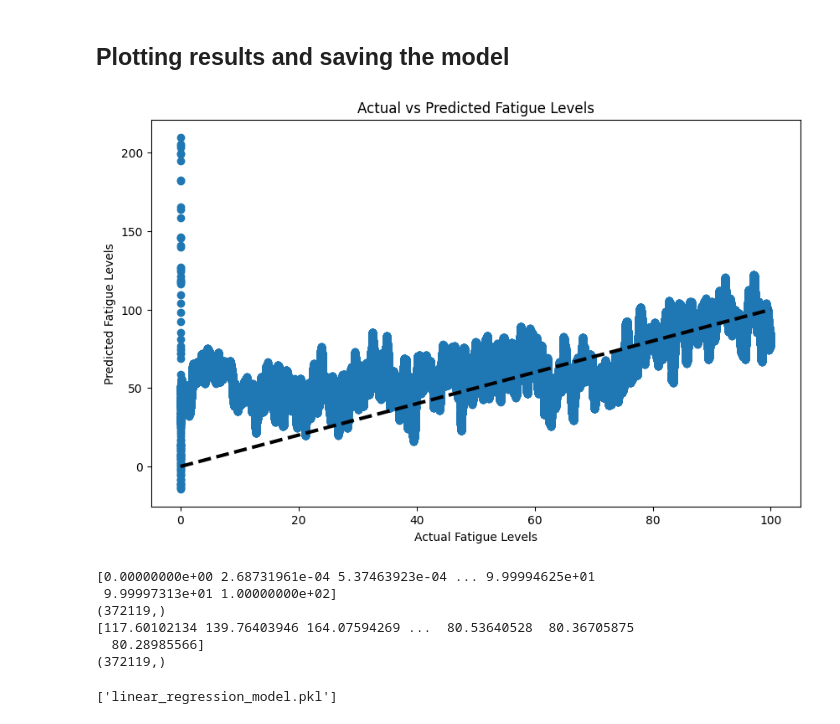
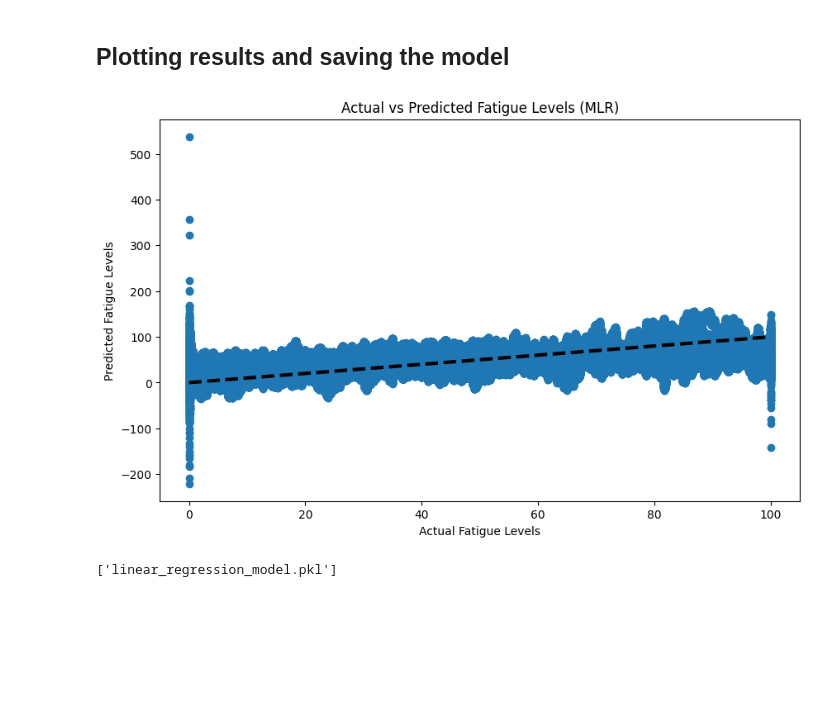
Before and after one commit to Human-Robotics-UA/HDEMG-Fatigue, a Jupyter notebook: Models/HD_EMG_Linear_Regression.ipynb, the cells around one changed output. Drawn from its saved outputs; the diff is of its cells as text; code cells hidden in the pictures; blank space fills up the shorter version.

```diff
--- a/Models/HD_EMG_Linear_Regression.ipynb
+++ b/Models/HD_EMG_Linear_Regression.ipynb
@@ -46,7 +46,7 @@ elif FEATURE == 'MNF':
 if EXP_TYPE == 'SINGLE':
   hdemg_data = pd.read_csv(run2) # Load data containing HD-EMG signals
 
-  if USER == 'H001B0101' or USER == 'H002B0101' or USER == 'H003B0101':
+  if (USER == 'H001B0101' or USER == 'H002B0101' or USER == 'H003B0101') and FEATURE == 'MAV':
     hdemg_data = hdemg_data.iloc[:-1000] # Remove the last 1000 rows as there is an undesired peak
 
   # Generate the fatigue levels with linear assumption
@@ -63,7 +63,7 @@ elif EXP_TYPE == 'MULTIPLE':
   hdemg_data_3 = pd.read_csv(run3)
   hdemg_data_4 = pd.read_csv(run4)
 
-  if USER == 'H001B0101' or USER == 'H002B0101' or USER == 'H003B0101':
+  if (USER == 'H001B0101' or USER == 'H002B0101' or USER == 'H003B0101') and FEATURE == 'MAV':
     # Remove the last 1000 rows as there is an undesired peak
     hdemg_data_2 = hdemg_data_2.iloc[:-1000]
     hdemg_data_3 = hdemg_data_3.iloc[:-1000]
@@ -260,29 +260,29 @@ fatigue_level_combined = np.array([])
 for file_name in file_names:
     print(f"Cargando usuario {file_name}")
     # Build file path for every subject
-    file_path_base = "/content/drive/MyDrive/HDEMG LR/"
+    file_path_base = "/content/drive/MyDrive/HDEMG/"
     new_columns = [f"Channel {i}" for i in range(1, 65)]
 
     # Read and process data for experiment run 2 -------------------------------
-    file_path = f"{file_path_base}/{file_name}/emg_experiment_2_preprocessed.csv"
+    file_path = f"{file_path_base}/{file_name}/emg_experiment_2_mav.csv"
     hdemg_data_2 = pd.read_csv(file_path)
-    if file_name == "H001B0101" or file_name == "H002B0101" or file_name == "H003B0101":
+    if file_name == 'H001B0101' or file_name == 'H002B0101' or file_name == 'H003B0101':
       hdemg_data_2 = hdemg_data_2.iloc[:-1000] # Remove the last 1000 rows as there is an undesired peak
     hdemg_data_2.columns = new_columns
     fatigue_level_2 = np.linspace(0, 100, num=hdemg_data_2.shape[0])
 
     # Read and process data for experiment run 3 -------------------------------
-    file_path = f"{file_path_base}/{file_name}/emg_experiment_3_preprocessed.csv"
+    file_path = f"{file_path_base}/{file_name}/emg_experiment_3_mav.csv"
     hdemg_data_3 = pd.read_csv(file_path)
-    if file_name == "H001B0101" or file_name == "H002B0101" or file_name == "H003B0101":
+    if file_name == 'H001B0101' or file_name == 'H002B0101' or file_name == 'H003B0101':
       hdemg_data_3 = hdemg_data_3.iloc[:-1000] # Remove the last 1000 rows as there is an undesired peak
     hdemg_data_3.columns = new_columns
     fatigue_level_3 = np.linspace(0, 100, num=hdemg_data_3.shape[0])
 
     # Read and process data for experiment run 4 -------------------------------
-    file_path = f"{file_path_base}/{file_name}/emg_experiment_4_preprocessed.csv"
+    file_path = f"{file_path_base}/{file_name}/emg_experiment_4_mav.csv"
     hdemg_data_4 = pd.read_csv(file_path)
-    if file_name == "H001B0101" or file_name == "H002B0101" or file_name == "H003B0101":
+    if file_name == 'H001B0101' or file_name == 'H002B0101' or file_name == 'H003B0101':
       hdemg_data_4 = hdemg_data_4.iloc[:-1000] # Remove the last 1000 rows as there is an undesired peak
     hdemg_data_4.columns = new_columns
     fatigue_level_4 = np.linspace(0, 100, num=hdemg_data_4.shape[0])
@@ -346,30 +346,19 @@ Average correlation coefficient: 0.5753390359888515
 # %%
 # Make predictions on the testing set
 y_pred = model.predict(X_test)
 if EXP_TYPE == 'MULTIPLE':
   y_pred = y_pred.flatten()
 
 # Plotting predictions vs actual values
 plt.figure(figsize=(10, 6))
 plt.scatter(y_test, y_pred)
 plt.plot([y_test.min(), y_test.max()], [y_test.min(), y_test.max()], 'k--', lw=3)
 plt.xlabel('Actual Fatigue Levels')
 plt.ylabel('Predicted Fatigue Levels')
-plt.title('Actual vs Predicted Fatigue Levels')
+plt.title('Actual vs Predicted Fatigue Levels (MLR)')
 plt.show()
-
-print(y_test)
-print(y_test.shape)
-print(y_pred)
-print(y_pred.shape)
 # %% [output]
-[figure, old version]
+[figure, new version]
-[0.00000000e+00 2.68731961e-04 5.37463923e-04 ... 9.99994625e+01
- 9.99997313e+01 1.00000000e+02]
-(372119,)
-[117.60102134 139.76403946 164.07594269 ...  80.53640528  80.36705875
-  80.28985566]
-(372119,)
 # %%
 # Save the trained model
 joblib.dump(model, 'linear_regression_model.pkl')
```
Also changed, not shown: parts of 4 cells of this notebook, 4 other files.
